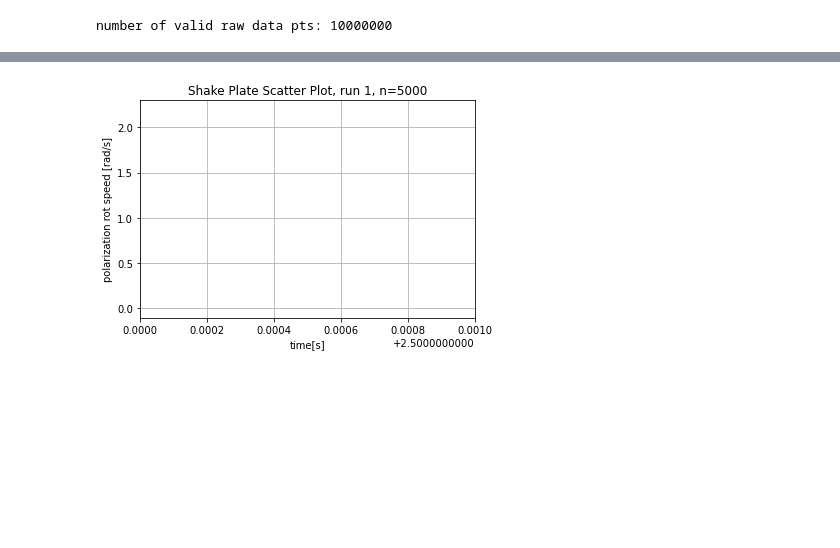
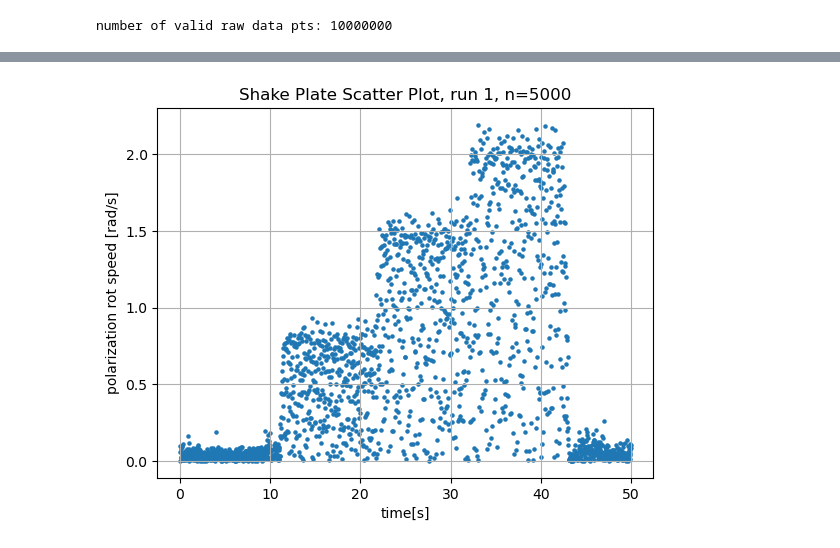
Before and after one commit to zzhou292/optic_sensing, a Jupyter notebook: new set/20230215-0005/process.ipynb, the cells around one changed output, grey strips where cells are left out. Drawn from its saved outputs; the diff is of its cells as text; code cells hidden in the pictures; blank space fills up the shorter version.

```diff
--- a/new set/20230215-0005/process.ipynb
+++ b/new set/20230215-0005/process.ipynb
@@ -82,0 +87,25 @@ plt.scatter(t_avg, balance_avg,s=5)
+# %%
+# Process balanced output
+gain = 1000
+resp = 1.04
+global_balanced_diff = []
+global_balanced_diff_channel = []
+for i in range(len(balance_avg)):
+    global_balanced_diff.append(balance_avg[i]/gain/resp)
+    global_balanced_diff_channel.append(abs(balance_avg[i] / (V1_avg[i]+V2_avg[i])))
+
+global_balanced_rot_out = []
+
+for i in range(len(global_balanced_diff_channel)):
+    prev_temp = 0.0
+    if i!=0:
+        global_balanced_rot_out.append(helper_calc(float(global_balanced_diff_channel[i]) , float(time_res*n), float(global_balanced_diff_channel[i-1])))
+    else:
+        global_balanced_rot_out.append(0.0)
+
+plt.scatter(t_avg, global_balanced_rot_out, s=5)
+plt.xlabel("time[s]")
+plt.ylabel("polarization rot speed [rad/s]")
+plt.title("Shake Plate Line Plot, Balanced Output Calculation run 1, n=5000")
+plt.grid()
+plt.show()
@@ -109,11 +140,10 @@ plt.show()
 # %%
 # Plot Scatter
 plt.scatter(t_avg, global_rot_speed, s=5)
-plt.xlim(2.5000,2.5010)
 plt.grid()
 plt.xlabel("time[s]")
 plt.ylabel("polarization rot speed [rad/s]")
 plt.title("Shake Plate Scatter Plot, run 1, n=5000")
 plt.show()
 # %% [output]
-[figure, old version]
+[figure, new version]
```
Also changed, not shown: parts of 4 cells of this notebook.
